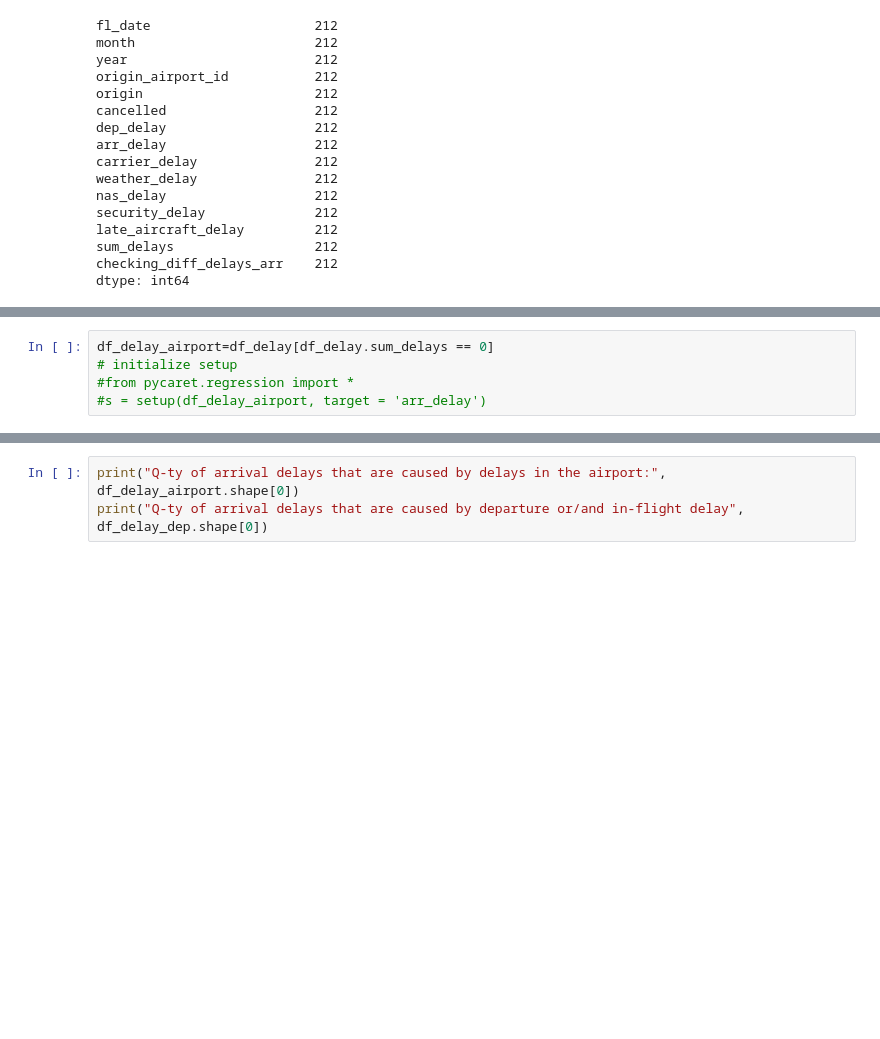
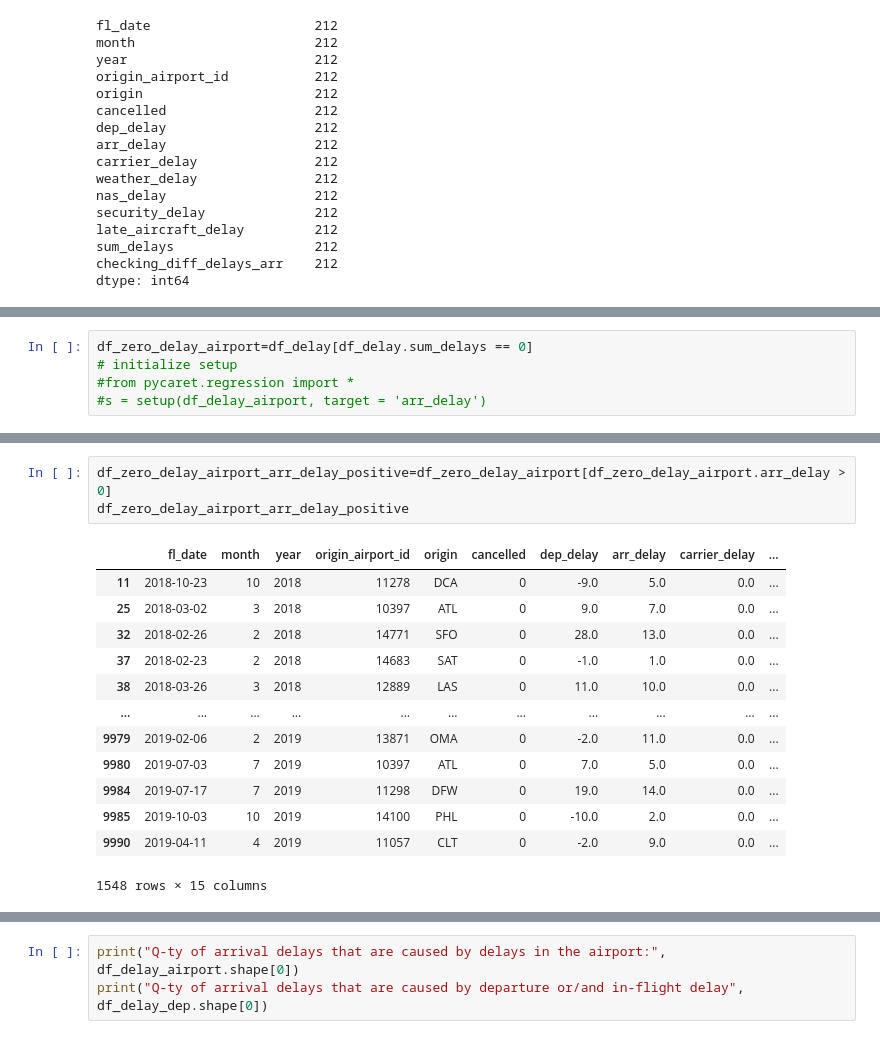
Before and after one commit to coffeature/flight_project, a Jupyter notebook: 01dp.ipynb, the cells around one changed output, grey strips where cells are left out. Saved outputs shown, nothing was run; the diff lists cells and outputs as text; blank space fills up the shorter version.

```diff
--- a/01dp.ipynb
+++ b/01dp.ipynb
@@ -274,5 +266,5 @@ df_delay.describe()
 # %%
-df_delay_airport=df_delay[df_delay.sum_delays == 0]
+df_zero_delay_airport=df_delay[df_delay.sum_delays == 0]
 # initialize setup
 #from pycaret.regression import *
 #s = setup(df_delay_airport, target = 'arr_delay')
@@ -295,2 +283,19 @@ df_delay_airport
+# %%
+df_zero_delay_airport_arr_delay_positive=df_zero_delay_airport[df_zero_delay_airport.arr_delay > 0]
+df_zero_delay_airport_arr_delay_positive
+# %% [output]
+|  | fl_date | month | year | origin_airport_id | origin | cancelled | dep_delay | arr_delay | carrier_delay | ... |
+| 11 | 2018-10-23 | 10 | 2018 | 11278 | DCA | 0 | -9.0 | 5.0 | 0.0 | ... |
+| 25 | 2018-03-02 | 3 | 2018 | 10397 | ATL | 0 | 9.0 | 7.0 | 0.0 | ... |
+| 32 | 2018-02-26 | 2 | 2018 | 14771 | SFO | 0 | 28.0 | 13.0 | 0.0 | ... |
+| 37 | 2018-02-23 | 2 | 2018 | 14683 | SAT | 0 | -1.0 | 1.0 | 0.0 | ... |
+| 38 | 2018-03-26 | 3 | 2018 | 12889 | LAS | 0 | 11.0 | 10.0 | 0.0 | ... |
+| ... | ... | ... | ... | ... | ... | ... | ... | ... | ... | ... |
+| 9979 | 2019-02-06 | 2 | 2019 | 13871 | OMA | 0 | -2.0 | 11.0 | 0.0 | ... |
+| 9980 | 2019-07-03 | 7 | 2019 | 10397 | ATL | 0 | 7.0 | 5.0 | 0.0 | ... |
+| 9984 | 2019-07-17 | 7 | 2019 | 11298 | DFW | 0 | 19.0 | 14.0 | 0.0 | ... |
+| 9985 | 2019-10-03 | 10 | 2019 | 14100 | PHL | 0 | -10.0 | 2.0 | 0.0 | ... |
+| 9990 | 2019-04-11 | 4 | 2019 | 11057 | CLT | 0 | -2.0 | 9.0 | 0.0 | ... |
+1548 rows × 15 columns
 # %%
 df_delay_dep=df_delay[df_delay.sum_delays != 0]
```
Also changed, not shown: parts of 16 cells of this notebook, 2 other files.
